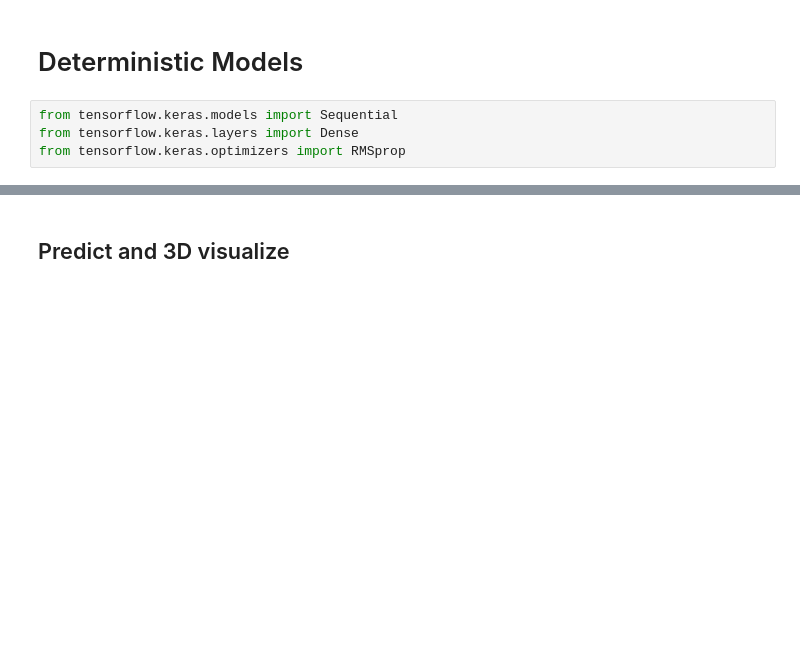
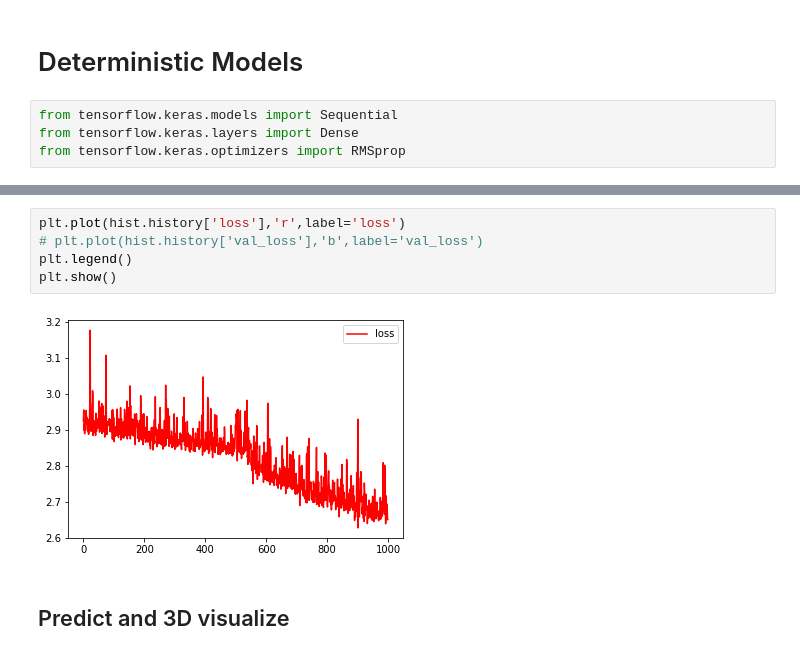
Before and after one commit to daitranskku/soil_properties, a Jupyter notebook: regression_models.ipynb, the cells around one changed output, grey strips where cells are left out. Drawn from its saved outputs; the diff is of its cells as text; blank space fills up the shorter version.

```diff
--- a/regression_models.ipynb
+++ b/regression_models.ipynb
@@ -112,3 +135,10 @@ model.fit(normalized_X_train_ntb, y_train_ntb,
+# %%
+plt.plot(hist.history['loss'],'r',label='loss')
+# plt.plot(hist.history['val_loss'],'b',label='val_loss')
+plt.legend()
+plt.show()
+# %% [output]
+[figure, added]
 # %% [markdown]
 ## Predict and 3D visualize
 # %% [markdown]
```
Also changed, not shown: parts of 14 cells of this notebook.
